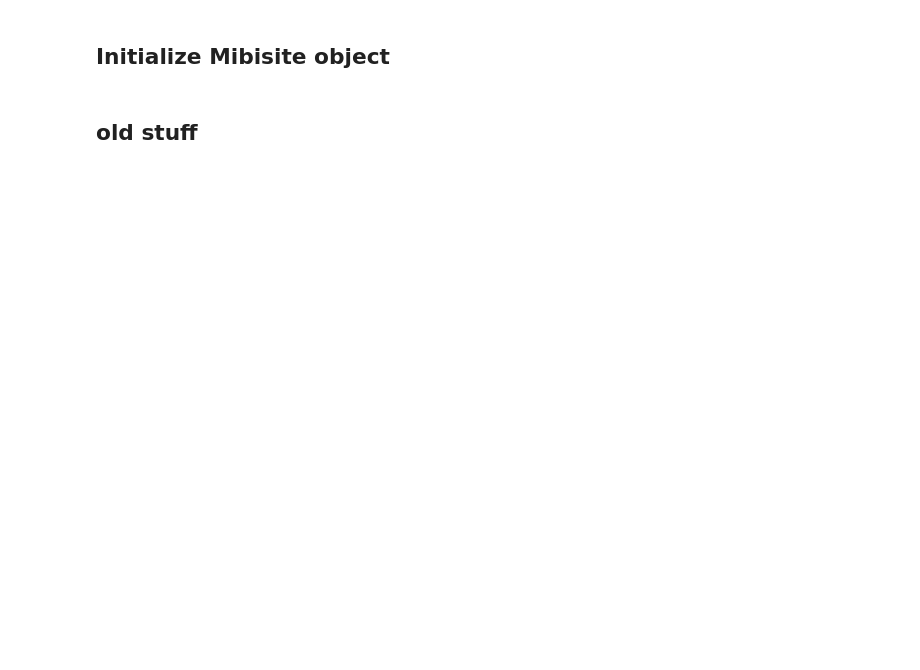
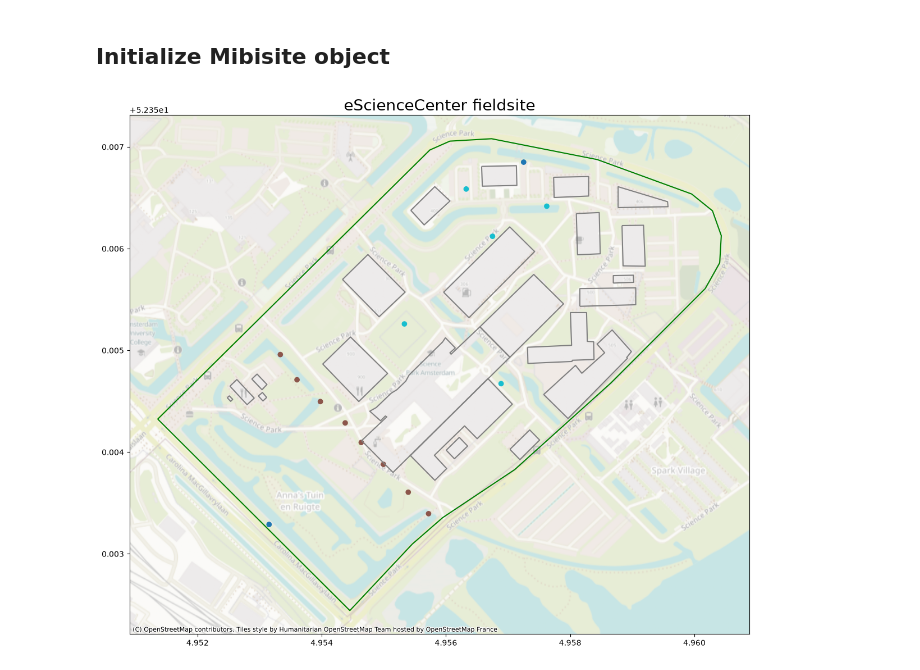
Before and after one commit to MiBiPreT/mibisite, a Jupyter notebook: examples/basic_use_of_mibisite.ipynb, the cells around one changed output. Drawn from its saved outputs; the diff is of its cells as text; code cells hidden in the pictures; blank space fills up the shorter version.

Commit message:
Implement working example with example data

```diff
--- a/examples/basic_use_of_mibisite.ipynb
+++ b/examples/basic_use_of_mibisite.ipynb
@@ -3,7 +3,8 @@
 # %%
 from mibisite import Mibisite
 
-mysite = Mibisite("eScienceCenter", "perimeter.shp", "landmarks.shp")
-mysite.load_wells("wells.csv")
-
+mysite = Mibisite("eScienceCenter", "data/perimeter/Perimeter.shp", "data/landmarks/Landmarks.shp")
+mysite.load_wells("data/wells.csv")
 mysite.show_map()
+# %% [output]
+[figure, added]
@@ -32,2 +10,0 @@ mysite.save_sikb("eScienceCenter_sikb0101.xml")
-# %% [markdown]
-## old stuff
```
Also changed, not shown: parts of 9 cells of this notebook, 14 other files.
